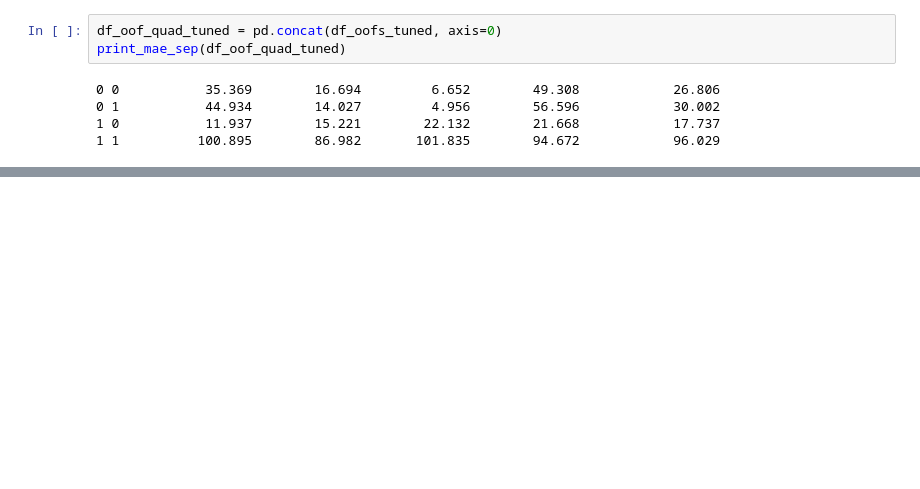
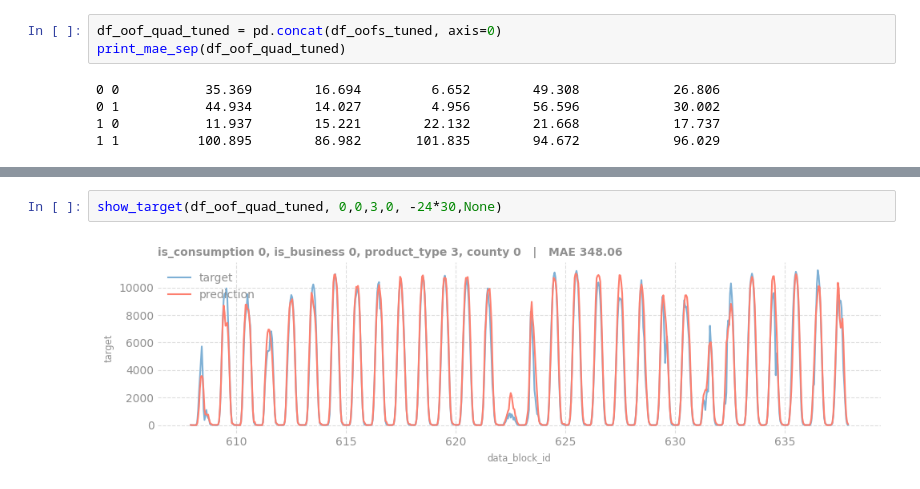
Before and after one commit to Alex0018/KaggleEnefit2024, a Jupyter notebook: tuned_solution.ipynb, the cells around one changed output, grey strips where cells are left out. Drawn from its saved outputs; the diff is of its cells as text; blank space fills up the shorter version.

```diff
--- a/tuned_solution.ipynb
+++ b/tuned_solution.ipynb
@@ -318,0 +396,4 @@ print_mae_sep(df_oof_quad_tuned)
+# %%
+show_target(df_oof_quad_tuned, 0,0,3,0, -24*30,None)
+# %% [output]
+[figure, added]
```
Also changed, not shown: parts of 16 cells of this notebook, 1 other file.
